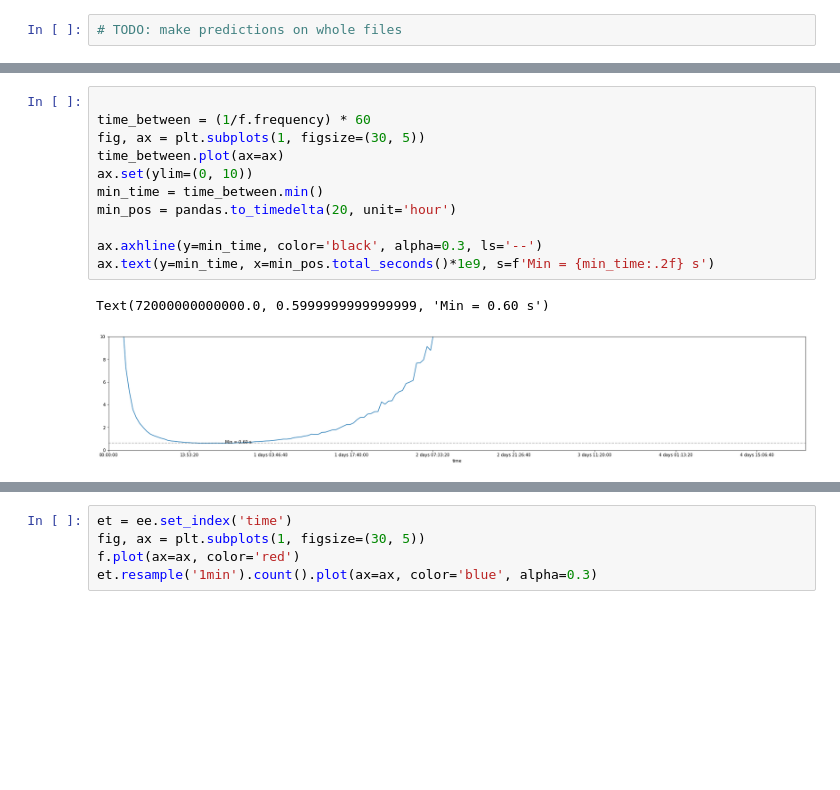
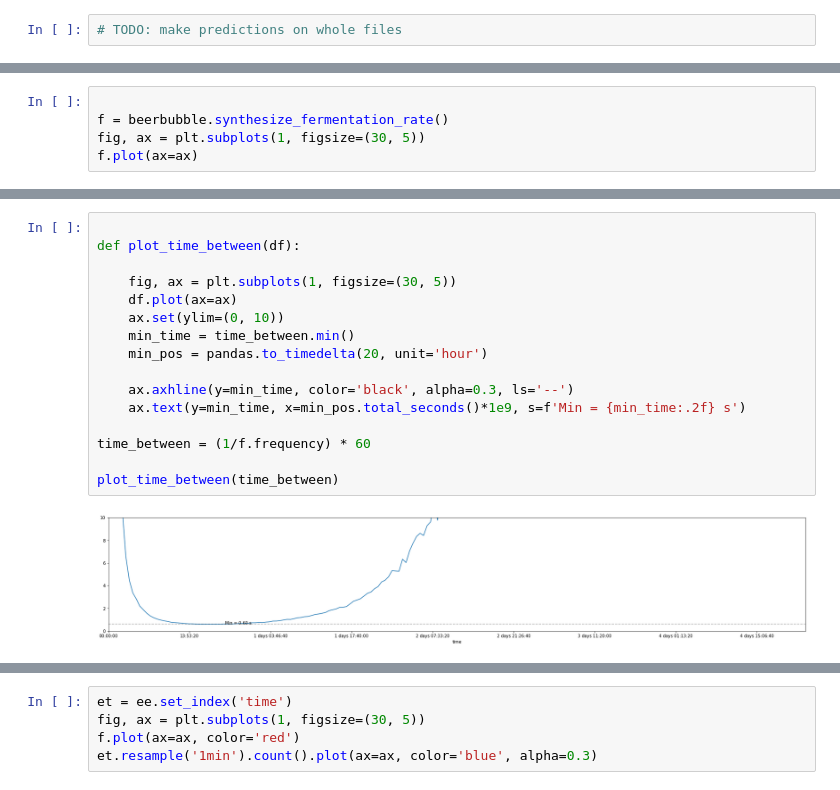
Before and after one commit to jonnor/machinehearing, a Jupyter notebook: geekleml2021/Untitled.ipynb, the cells around one changed output, grey strips where cells are left out. Drawn from its saved outputs; the diff is of its cells as text; blank space fills up the shorter version.

```diff
--- a/geekleml2021/Untitled.ipynb
+++ b/geekleml2021/Untitled.ipynb
@@ -379,0 +309,5 @@ f.plot(ax=ax)
+# %%
+
+f = beerbubble.synthesize_fermentation_rate()
+fig, ax = plt.subplots(1, figsize=(30, 5))
+f.plot(ax=ax)
@@ -380,14 +317,18 @@ f.plot(ax=ax)
 # %%
 
+def plot_time_between(df):
+
+    fig, ax = plt.subplots(1, figsize=(30, 5))
+    df.plot(ax=ax)
+    ax.set(ylim=(0, 10))
+    min_time = time_between.min()
+    min_pos = pandas.to_timedelta(20, unit='hour')
+
+    ax.axhline(y=min_time, color='black', alpha=0.3, ls='--')
+    ax.text(y=min_time, x=min_pos.total_seconds()*1e9, s=f'Min = {min_time:.2f} s')
+
 time_between = (1/f.frequency) * 60
-fig, ax = plt.subplots(1, figsize=(30, 5))
-time_between.plot(ax=ax)
-ax.set(ylim=(0, 10))
-min_time = time_between.min()
-min_pos = pandas.to_timedelta(20, unit='hour')
 
-ax.axhline(y=min_time, color='black', alpha=0.3, ls='--')
-ax.text(y=min_time, x=min_pos.total_seconds()*1e9, s=f'Min = {min_time:.2f} s')
+plot_time_between(time_between)
 # %% [output]
-Text(72000000000000.0, 0.5999999999999999, 'Min = 0.60 s')
-[figure, old version]
+[figure, new version]
```
Also changed, not shown: parts of 12 cells of this notebook, 2 other files.
